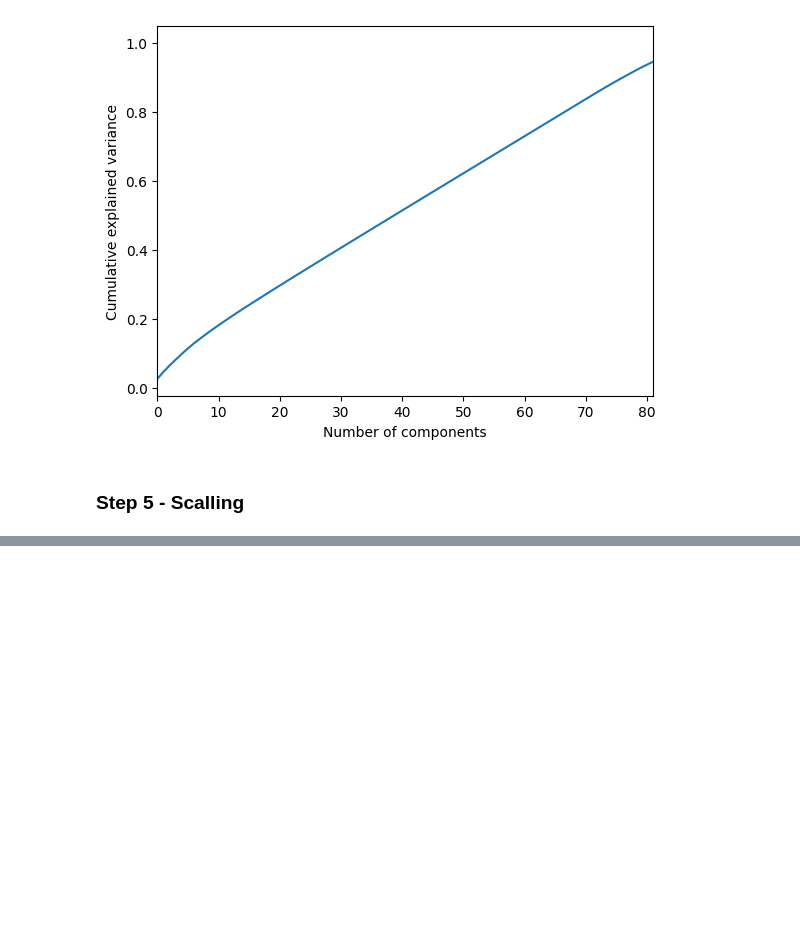
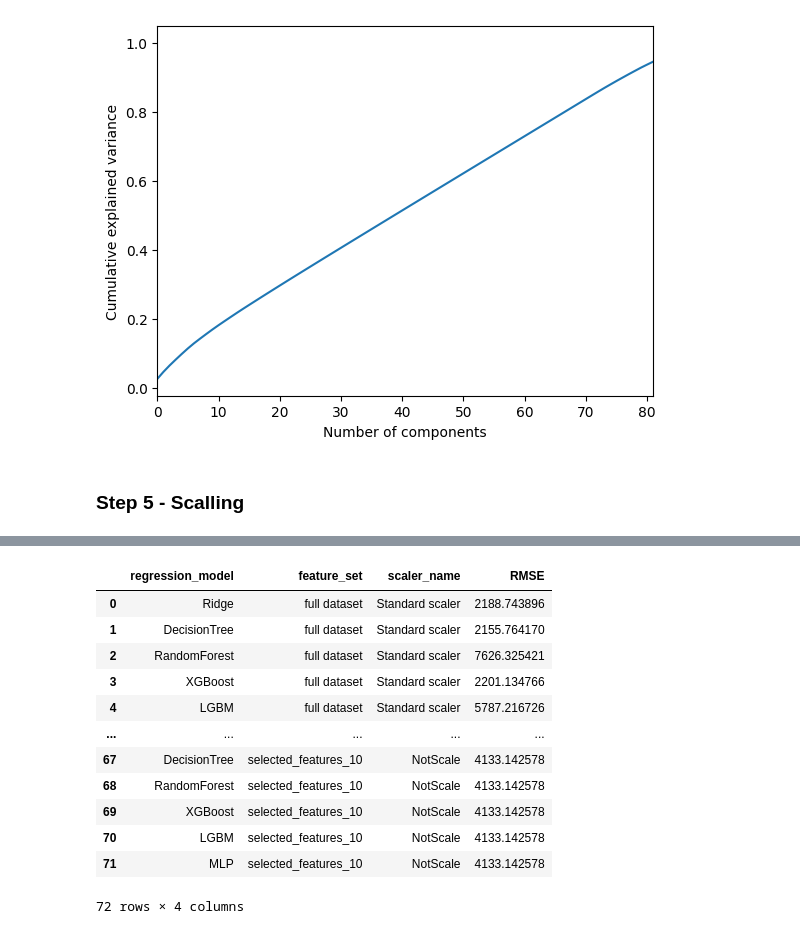
Before and after one commit to abir171915/DoorDash-delivery-time-prediction-, a Jupyter notebook: fulleda.ipynb, the cells around one changed output, grey strips where cells are left out. Saved outputs shown, nothing was run; the diff lists cells and outputs as text; code cells hidden in the pictures; blank space fills up the shorter version.

Commit message:
model training and performance calculation

```diff
--- a/fulleda.ipynb
+++ b/fulleda.ipynb
@@ -701,13 +701,11 @@ X_scaled, y_scaled, X_scaler, y_scaler = scale(MinMaxScaler(), X, y)
 
 X_train_scaled, X_test_scaled, y_train_scaled, y_test_scaled = train_test_split(X_scaled, y_scaled, test_size= 0.2, random_state= 42)
 # %%
-from sklearn.metrics import mean_squared_error
+from sklearn.metrics import root_mean_squared_error
 
 def rmse_with_inv_transform(scaler, y_test, y_pred_scaled, model_name):
     """Convert the scaled error to actual error"""
-    y_predict = scaler.inverse_transform(y_pred_scaled.reshape(-1,1))
-    #return EMSE with squared false
-    rmse_error = mean_squared_error(y_test, y_predict[:,0], squared= False)
-    print("Error = "'{}'.format(rmse_error)+" in " + model_name)
-
+    y_predict = scaler.inverse_transform(y_pred_scaled.reshape(-1, 1))
+    rmse_error = root_mean_squared_error(y_test, y_predict[:, 0])
+    print("Error = " + "{}".format(rmse_error) + " in " + model_name)
     return rmse_error, y_predict
@@ -713,0 +722,17 @@ def rmse_with_inv_transform(scaler, y_test, y_pred_scaled, model_name):
+# %%
+from sklearn.metrics import root_mean_squared_error
+
+def make_regression(X_train, y_train, X_test, y_test, model, model_name, verbose=True):
+    """Apply selected regression model to data and measure error"""
+    model.fit(X_train, y_train)
+    y_predict = model.predict(X_train)
+    train_error = root_mean_squared_error(y_train, y_predict)
+    y_predict = model.predict(X_test)
+    test_error = root_mean_squared_error(y_test, y_predict)
+
+    if verbose:
+        print("Train error = " + "{}".format(train_error) + " in " + model_name)
+        print("Test error = " + "{}".format(test_error) + " in " + model_name)
+    trained_model = model
+
+    return trained_model, y_predict, train_error, test_error
@@ -713,0 +950,18 @@ def rmse_with_inv_transform(scaler, y_test, y_pred_scaled, model_name):
+# %%
+pred_df = pd.DataFrame(pred_dict)
+# %%
+pred_df
+# %% [output]
+|  | regression_model | feature_set | scaler_name | RMSE |
+| 0 | Ridge | full dataset | Standard scaler | 2188.743896 |
+| 1 | DecisionTree | full dataset | Standard scaler | 2155.764170 |
+| 2 | RandomForest | full dataset | Standard scaler | 7626.325421 |
+| 3 | XGBoost | full dataset | Standard scaler | 2201.134766 |
+| 4 | LGBM | full dataset | Standard scaler | 5787.216726 |
+| ... | ... | ... | ... | ... |
+| 67 | DecisionTree | selected_features_10 | NotScale | 4133.142578 |
+| 68 | RandomForest | selected_features_10 | NotScale | 4133.142578 |
+| 69 | XGBoost | selected_features_10 | NotScale | 4133.142578 |
+| 70 | LGBM | selected_features_10 | NotScale | 4133.142578 |
+| 71 | MLP | selected_features_10 | NotScale | 4133.142578 |
+72 rows × 4 columns
```
Also changed, not shown: parts of 3 cells of this notebook.
